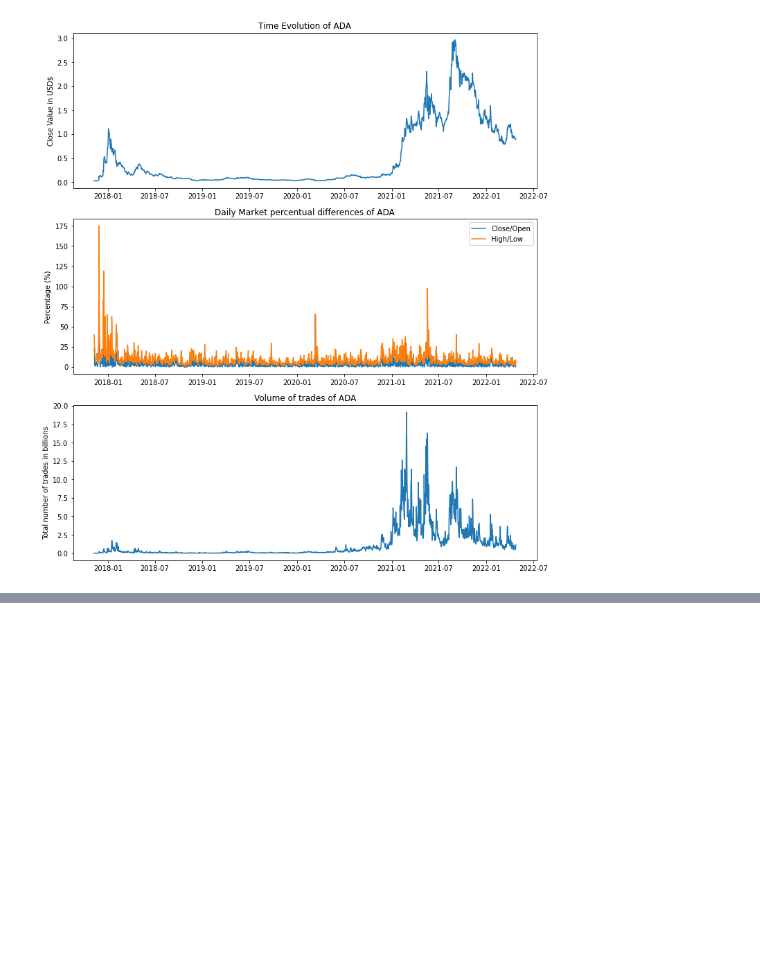
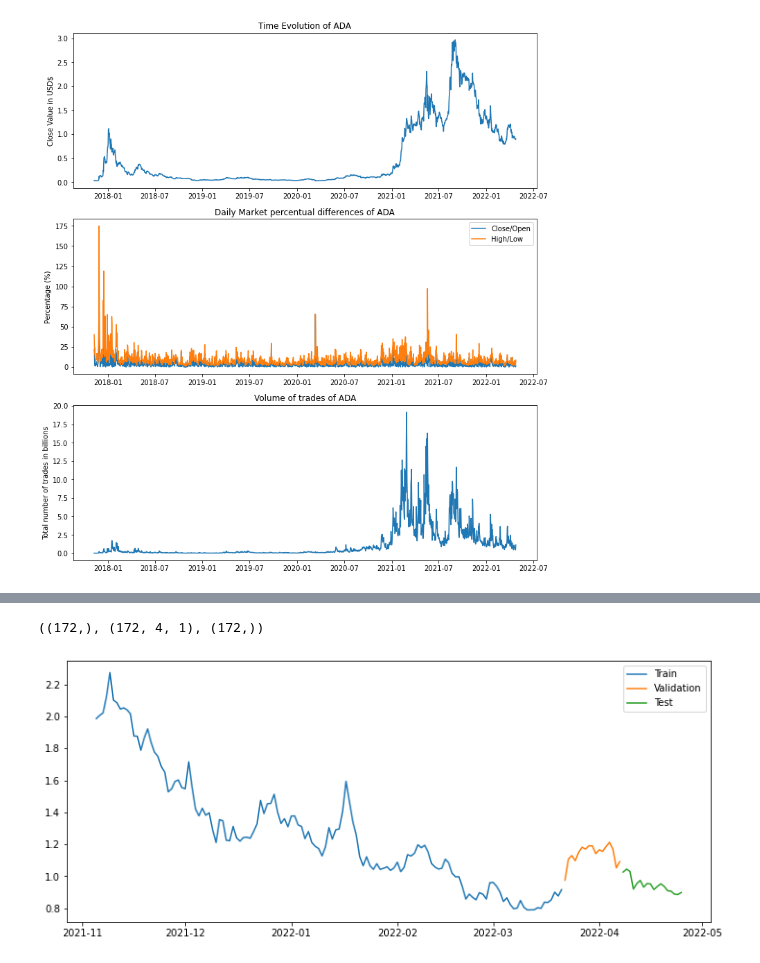
Before and after one commit to rodrigomfguedes/business-cases-21-22, a Jupyter notebook: BC4_crypto_forecasting/scripts/ADA_notebook.ipynb, the cells around one changed output, grey strips where cells are left out. Cells and saved outputs as stored; diff of their text form; code cells hidden in the pictures; blank space fills up the shorter version.

Commit message:
changes in ADA to get the previous dates close values

```diff
--- a/BC4_crypto_forecasting/scripts/ADA_notebook.ipynb
+++ b/BC4_crypto_forecasting/scripts/ADA_notebook.ipynb
@@ -424,0 +419,5 @@ Timestamp('2017-11-11 00:00:00')
+# %%
+#Get the dataframe and append the dates
+windowed_df = get_windowed_df(4, df)
+windowed_df['Date'] = df.iloc[4:]['Date'].reset_index(drop=True)
+windowed_df
@@ -424,0 +438,43 @@ Timestamp('2017-11-11 00:00:00')
+# %%
+#Get the X,y and dates into a numpy array to apply on a model
+
+def windowed_df_to_date_X_y(windowed_dataframe):
+    df_as_np = windowed_dataframe.to_numpy()
+
+    dates = df_as_np[:, -1]
+
+    middle_matrix = df_as_np[:, 0:-2]
+    X = middle_matrix.reshape((len(dates), middle_matrix.shape[1], 1))
+
+    Y = df_as_np[:, -2]
+
+    return dates, X.astype(np.float32), Y.astype(np.float32)
+
+dates, X, y = windowed_df_to_date_X_y(windowed_df)
+
+dates.shape, X.shape, y.shape
+# %% [output]
+((172,), (172, 4, 1), (172,))
+# %%
+#Partition for train, validation and test
+
+q_80 = int(len(dates) * .8)
+q_90 = int(len(dates) * .9)
+
+dates_train, X_train, y_train = dates[:q_80], X[:q_80], y[:q_80]
+
+dates_val, X_val, y_val = dates[q_80:q_90], X[q_80:q_90], y[q_80:q_90]
+dates_test, X_test, y_test = dates[q_90:], X[q_90:], y[q_90:]
+
+fig,axs = plt.subplots(1, 1, figsize=(12,5))
+
+#Plot the partitions
+axs.plot(dates_train, y_train)
+axs.plot(dates_val, y_val)
+axs.plot(dates_test, y_test)
+
+axs.legend(['Train', 'Validation', 'Test'])
+
+fig.savefig('../analysis/'+coin_name +'_partition'+'.png')
+# %% [output]
+[figure, added]
```
Also changed, not shown: parts of 26 cells of this notebook, 1 other file.
